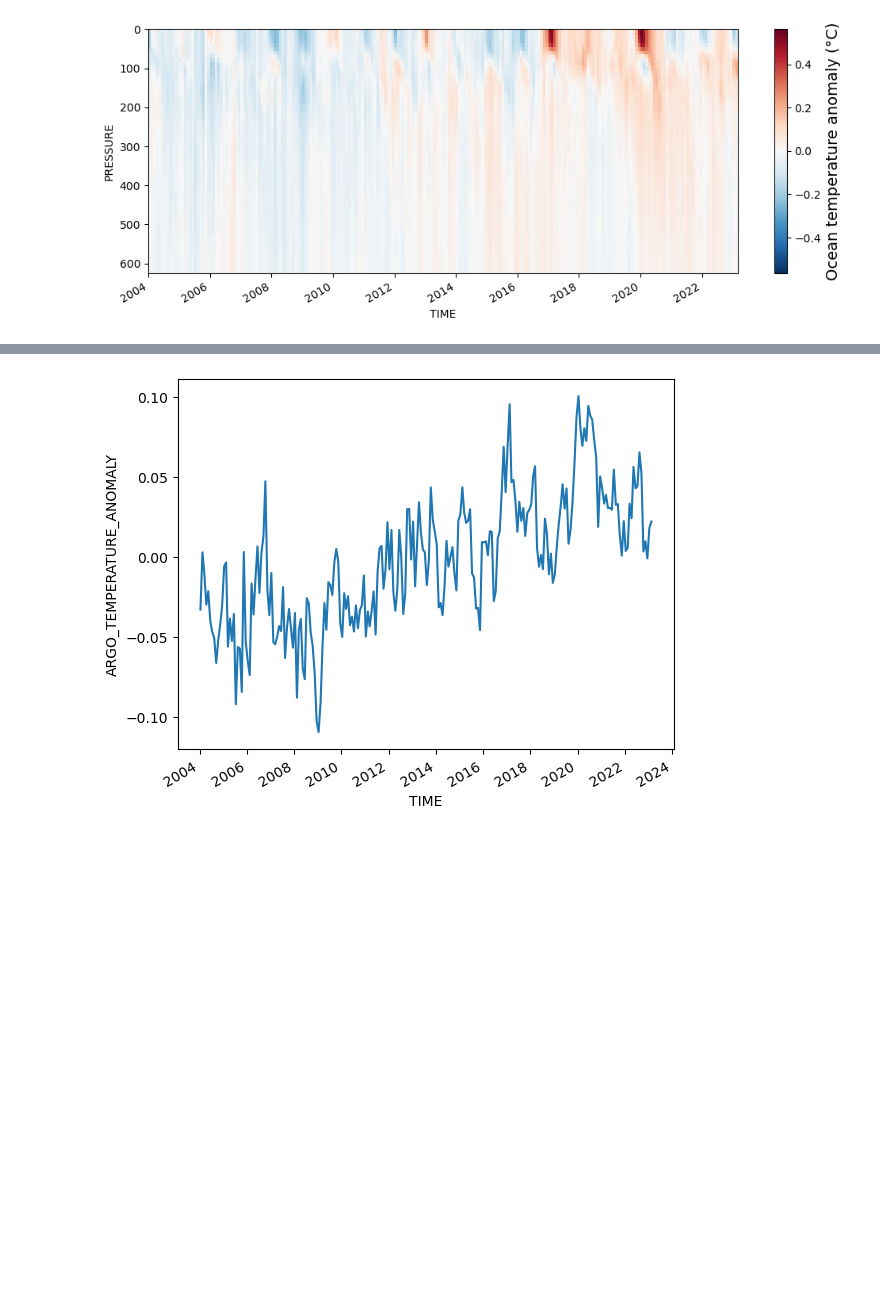
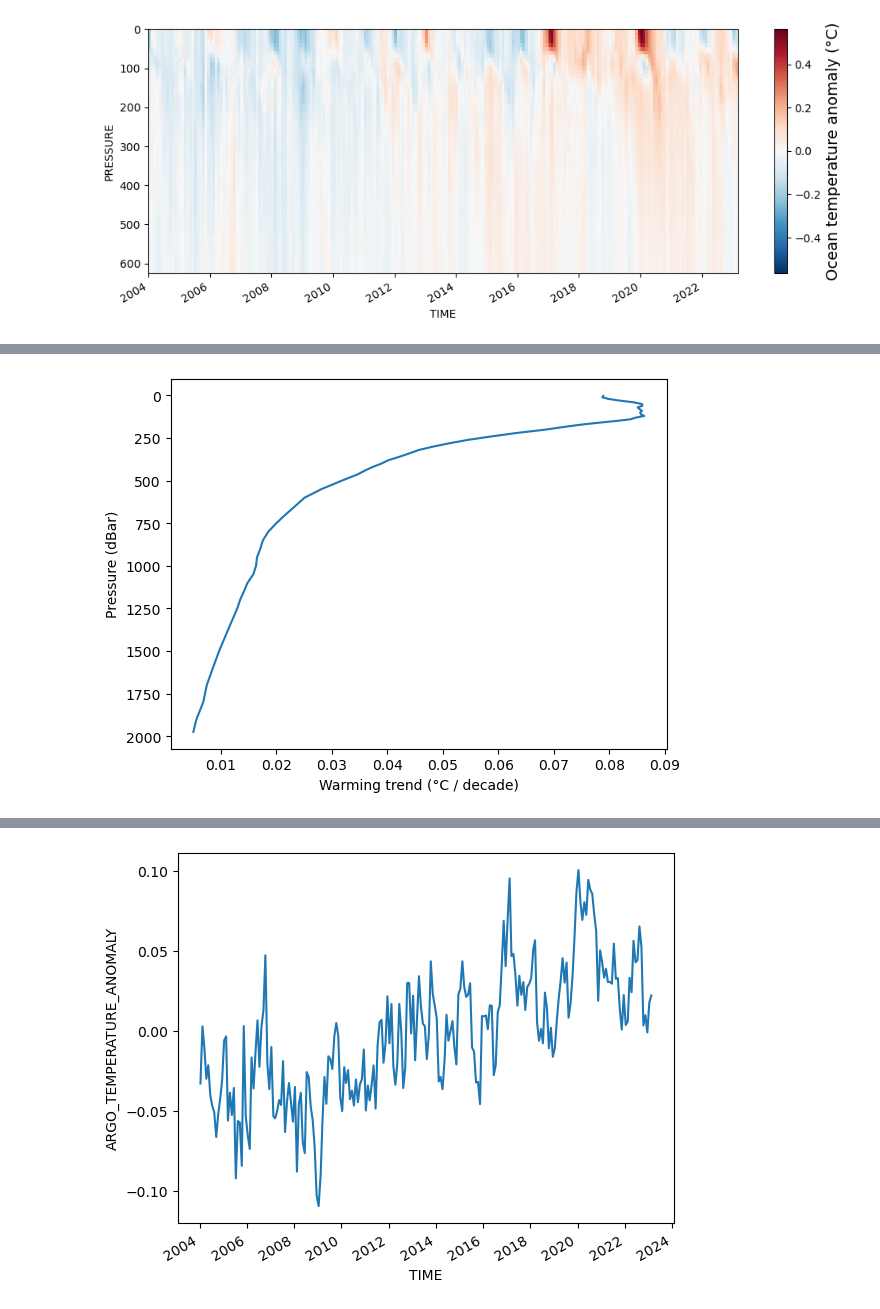
Before and after one commit to edoddridge/2023-sea-ice-regime, a Jupyter notebook: ocean_temp_time_series.ipynb, the cells around one changed output, grey strips where cells are left out. Saved outputs shown, nothing was run; the diff lists cells and outputs as text; code cells hidden in the pictures; blank space fills up the shorter version.

```diff
--- a/ocean_temp_time_series.ipynb
+++ b/ocean_temp_time_series.ipynb
@@ -364,0 +383,24 @@ plt.savefig('RG-argo-ocean-temp-anom-50-65S.png', dpi=200, bbox_inches='tight')
+# %%
+# linear regression at every depth level
+slopes = []
+intercepts = []
+r_values = []
+p_values = []
+
+for i in range (len(argo_anom_time_series.PRESSURE)):
+    ols = linregress(np.arange(len(argo_anom_time_series.TIME)),
+                     argo_anom_time_series.isel(PRESSURE=i))
+    slopes.append(ols.slope)
+    intercepts.append(ols.intercept)
+    r_values.append(ols.rvalue)
+    p_values.append(ols.pvalue)
+# %%
+#convert slope from degrees per month to degrees per decade
+slopes = np.asarray(slopes)*120
+intercepts = np.asarray(intercepts)
+r_values = np.asarray(r_values)
+p_values = np.asarray(p_values)
+# %%
+argo_ols = xr.Dataset(data_vars={'slope':('PRESSURE', slopes), 'intercept':('PRESSURE', intercepts),
+                                 'r_value':('PRESSURE', r_values), 'p_value':('PRESSURE', p_values)},
+                        coords={'PRESSURE':argo_anom_time_series.PRESSURE})
@@ -364,0 +419,7 @@ plt.savefig('RG-argo-ocean-temp-anom-50-65S.png', dpi=200, bbox_inches='tight')
+# %%
+argo_ols['slope'].plot(y='PRESSURE', yincrease=False)
+plt.ylabel('Pressure (dBar)')
+plt.xlabel('Warming trend (°C / decade)')
+plt.savefig('Argo_temperature_trends.png', dpi=200, bbox_inches='tight')
+# %% [output]
+[figure, added]
```
Also changed, not shown: parts of 34 cells of this notebook, 2 other files.
